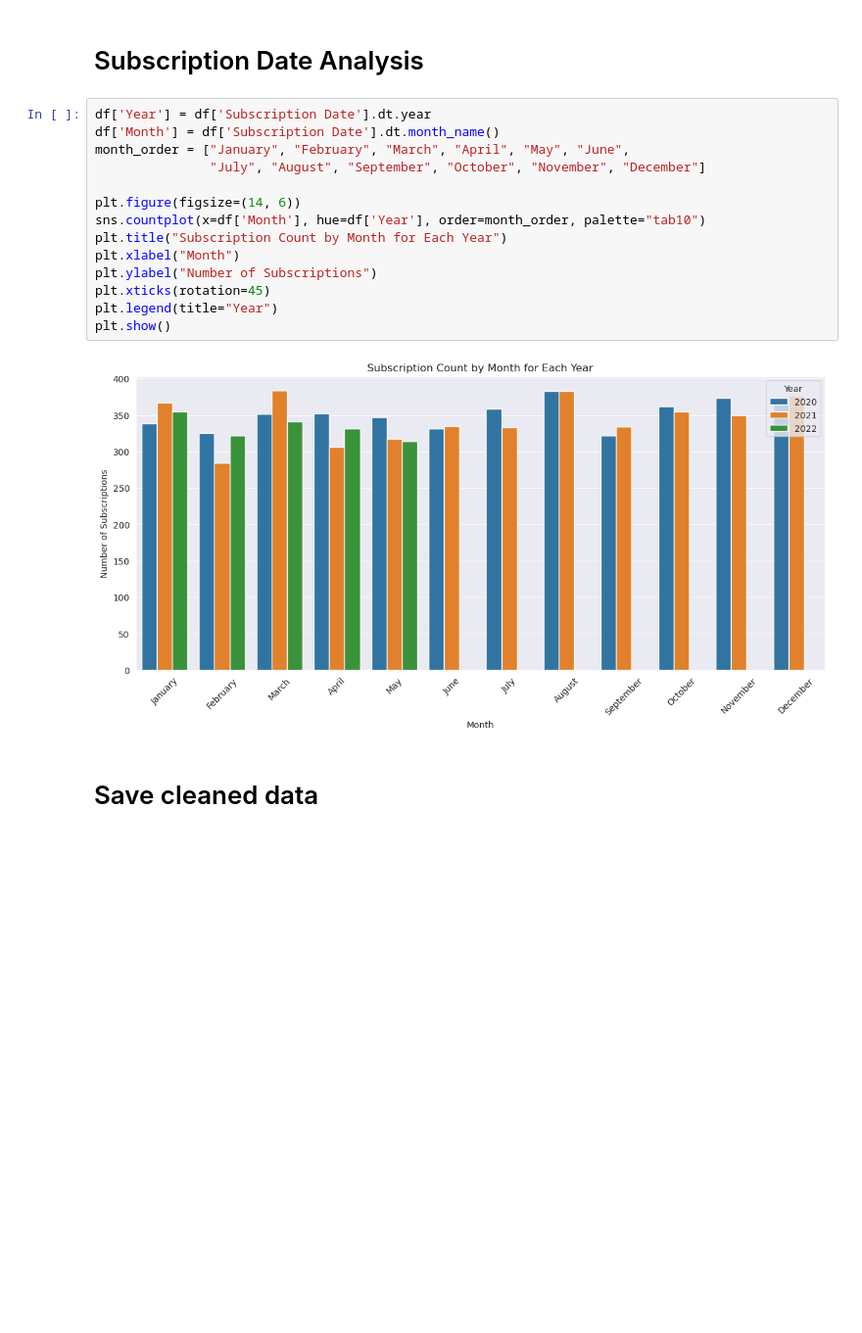
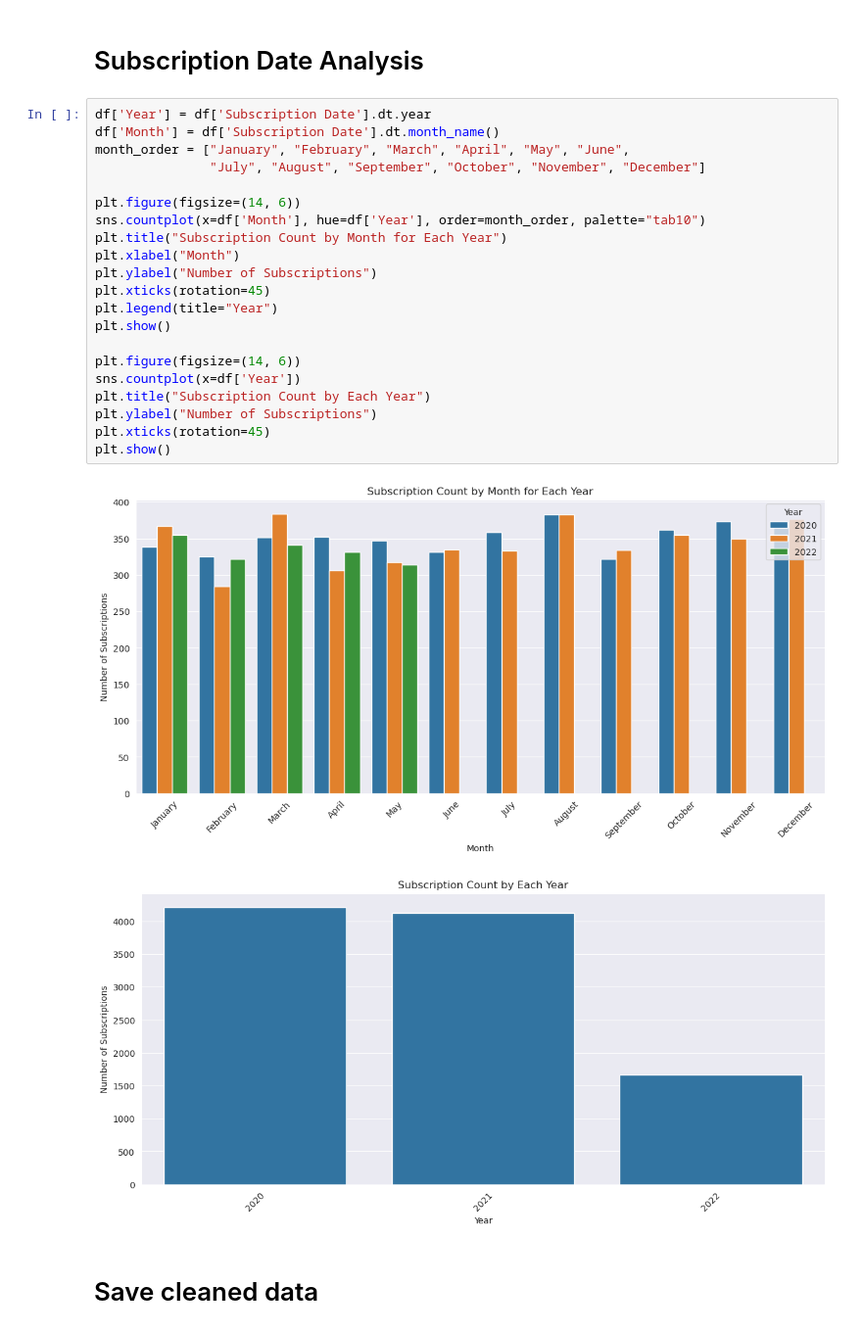
Before and after one commit to caffeineoverfl/DataAnalysis, a Jupyter notebook: Example.ipynb, the cells around one changed output. Shown: that part at 98% size. Drawn from its saved outputs; the diff is of its cells as text; blank space fills up the shorter version.

Commit message:
-Added a chart for the subscribtions each year

```diff
--- a/Example.ipynb
+++ b/Example.ipynb
@@ -108,19 +106,27 @@ plt.show()
 # %%
 df['Year'] = df['Subscription Date'].dt.year
 df['Month'] = df['Subscription Date'].dt.month_name()
 month_order = ["January", "February", "March", "April", "May", "June",
                "July", "August", "September", "October", "November", "December"]
 
 plt.figure(figsize=(14, 6))
 sns.countplot(x=df['Month'], hue=df['Year'], order=month_order, palette="tab10")
 plt.title("Subscription Count by Month for Each Year")
 plt.xlabel("Month")
 plt.ylabel("Number of Subscriptions")
 plt.xticks(rotation=45)
 plt.legend(title="Year")
 plt.show()
+
+plt.figure(figsize=(14, 6))
+sns.countplot(x=df['Year'])
+plt.title("Subscription Count by Each Year")
+plt.ylabel("Number of Subscriptions")
+plt.xticks(rotation=45)
+plt.show()
 # %% [output]
 [figure]
+[figure, added]
 # %% [markdown]
 # Save cleaned data
 # %%
```
Also changed, not shown: parts of 1 cell of this notebook.
